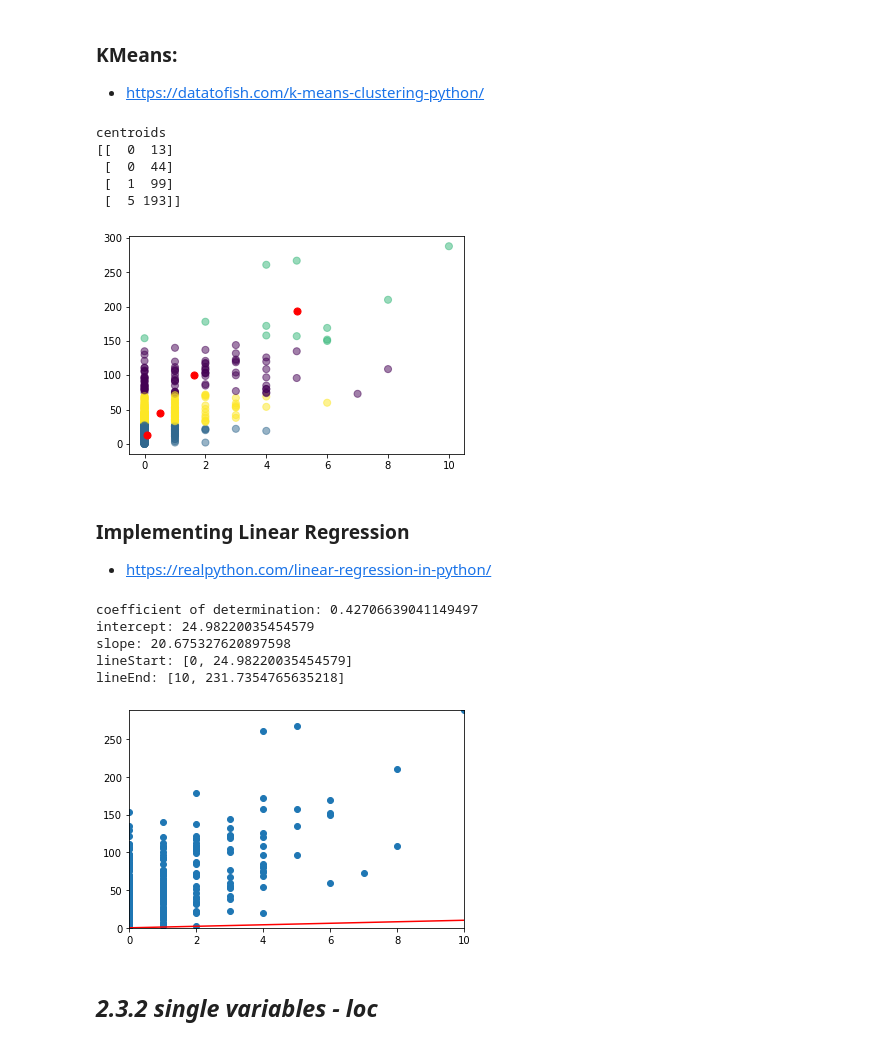
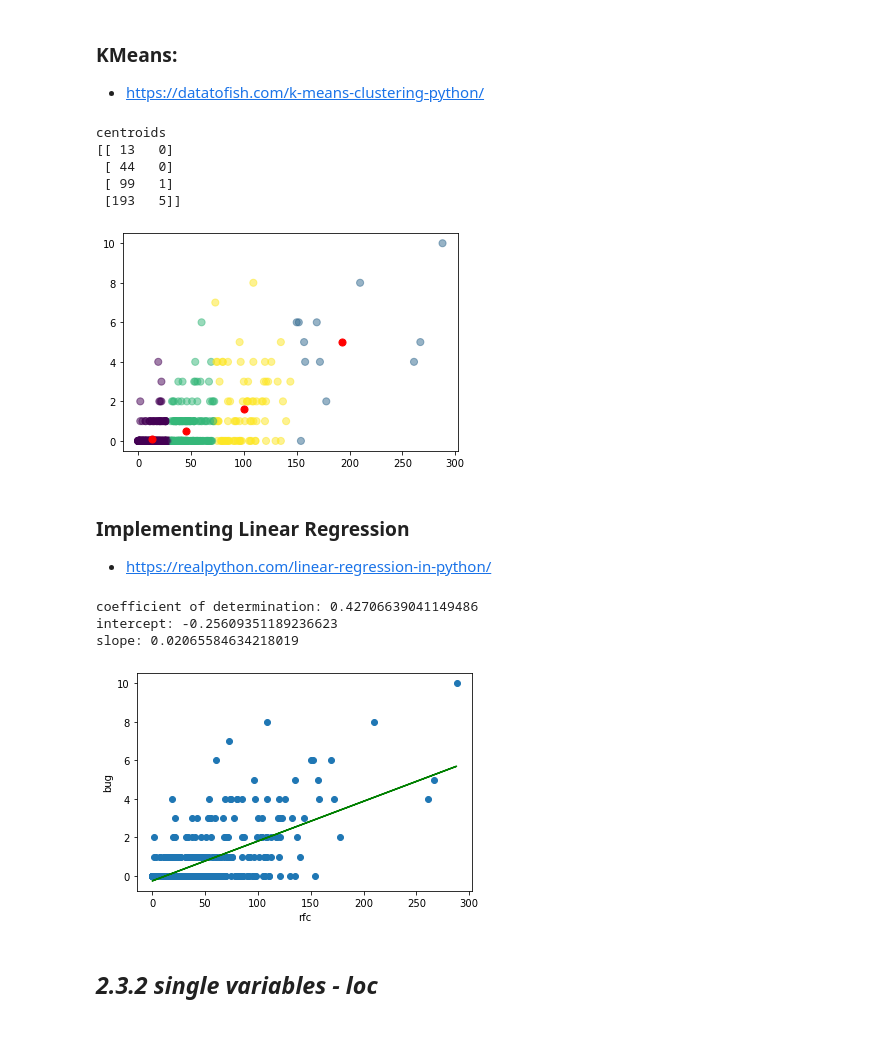
Before and after one commit to francobelloni85/UniSoftwareQualityExam, a Jupyter notebook: SoftwareQualityExam.ipynb, the cells around one changed output. Cells and saved outputs as stored; diff of their text form; code cells hidden in the pictures.

Commit message:
[BUG] fix linear regression plot

```diff
--- a/SoftwareQualityExam.ipynb
+++ b/SoftwareQualityExam.ipynb
@@ -232,35 +232,35 @@ print(np.around(pearsonr(data['bug'], data['rfc']),4))
 # %%
 from pandas import DataFrame
 import matplotlib.pyplot as plt
 from sklearn.cluster import KMeans
 
-new_data_frame = {'x': data['bug'],'y': data['rfc']}
+new_data_frame = {'x': data['rfc'],'y': data['bug']}
 
 df = DataFrame(new_data_frame,columns=['x','y'])
 
 kmeans = KMeans(n_clusters=4).fit(df)
 centroids = kmeans.cluster_centers_
 print("centroids")
 array_int = np.array(centroids, dtype='int')
 print(np.sort(array_int,axis=0))
 
 plt.scatter(df['x'], df['y'], c= kmeans.labels_.astype(float), s=50, alpha=0.5)
 plt.scatter(centroids[:, 0], centroids[:, 1], c='red', s=50)
 plt.show()
 # %% [output]
 centroids
-[[  0  13]
- [  0  44]
- [  1  99]
- [  5 193]]
+[[ 13   0]
+ [ 44   0]
+ [ 99   1]
+ [193   5]]
-[figure, old version]
+[figure, new version]
 # %% [markdown]
 ### Implementing Linear Regression
 - https://realpython.com/linear-regression-in-python/
 # %%
 from sklearn.linear_model import LinearRegression
-x = np.array(data['bug']).reshape((-1, 1))
-y = np.array(data['rfc'])
+x = np.array(data['rfc']).reshape((-1, 1))
+y = np.array(data['bug'])
 model = LinearRegression()
 model.fit(x, y)
 r_sq = model.score(x, y)
@@ -269,30 +269,17 @@ print('coefficient of determination:', r_sq)
 print('intercept:', model.intercept_)
 print('slope:', model.coef_[0])
 
-line_start_x = data['bug'].min()
-line_end_x = data['bug'].max()
-
-line_start_y = model.coef_[0] * line_start_x + model.intercept_;
-line_end_y = model.coef_[0] * line_end_x + model.intercept_;
-
-line_start = [line_start_x, line_start_y]
-line_end = [line_end_x,line_end_y]
-print('lineStart:', lineStart)
-print('lineEnd:', lineEnd)
-
 plt.scatter(x, y)
-plt.plot([line_start, line_end], [lineStart, lineEnd], 'k-', color = 'r')
-plt.xlim([0,data['bug'].max()])
-plt.ylim([0,data['rfc'].max()])
+plt.xlabel("rfc")
+plt.ylabel("bug")
+plt.plot(data['rfc'], model.predict(x), color = 'g')
 
 plt.show()
 # %% [output]
-coefficient of determination: 0.42706639041149497
-intercept: 24.98220035454579
-slope: 20.675327620897598
-lineStart: [0, 24.98220035454579]
-lineEnd: [10, 231.7354765635218]
+coefficient of determination: 0.42706639041149486
+intercept: -0.25609351189236623
+slope: 0.02065584634218019
-[figure, old version]
+[figure, new version]
 # %% [markdown]
 ## _2.3.2 single variables - loc_
 # %% [markdown]
```
Also changed, not shown: parts of 1 cell of this notebook, 1 other file.
